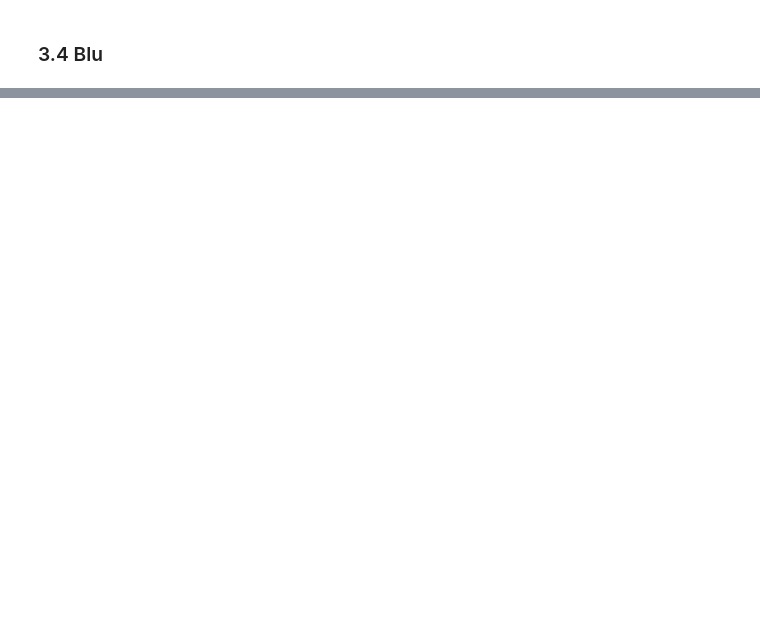
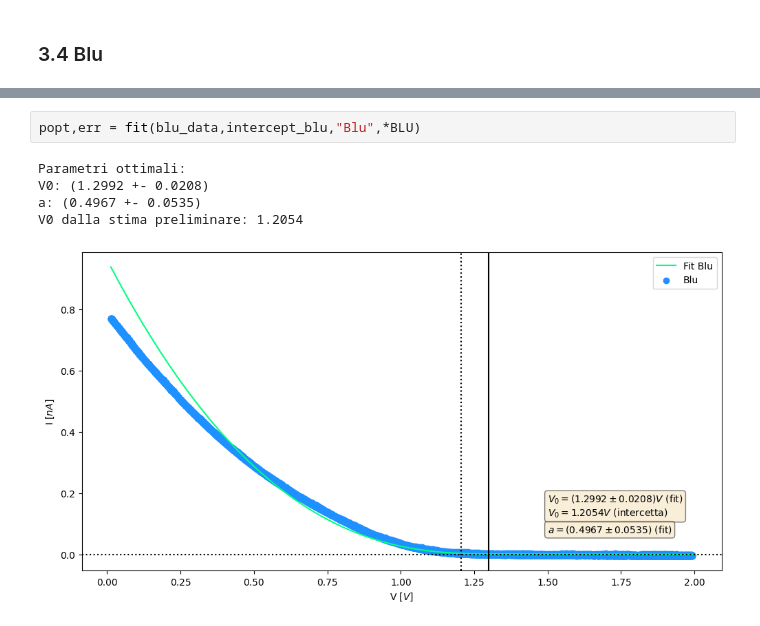
Before and after one commit to atancredi/physics-data, a Jupyter notebook: lab3/fotoelettrico/fotoelettrico.ipynb, the cells around one changed output, grey strips where cells are left out. Drawn from its saved outputs; the diff is of its cells as text; blank space fills up the shorter version.

```diff
--- a/lab3/fotoelettrico/fotoelettrico.ipynb
+++ b/lab3/fotoelettrico/fotoelettrico.ipynb
@@ -316,0 +396,8 @@ plt.legend()
+# %%
+popt,err = fit(blu_data,intercept_blu,"Blu",*BLU)
+# %% [output]
+Parametri ottimali:
+V0: (1.2992 +- 0.0208)
+a: (0.4967 +- 0.0535)
+V0 dalla stima preliminare: 1.2054
+[figure, added]
```
Also changed, not shown: parts of 18 cells of this notebook, 1 other file.
